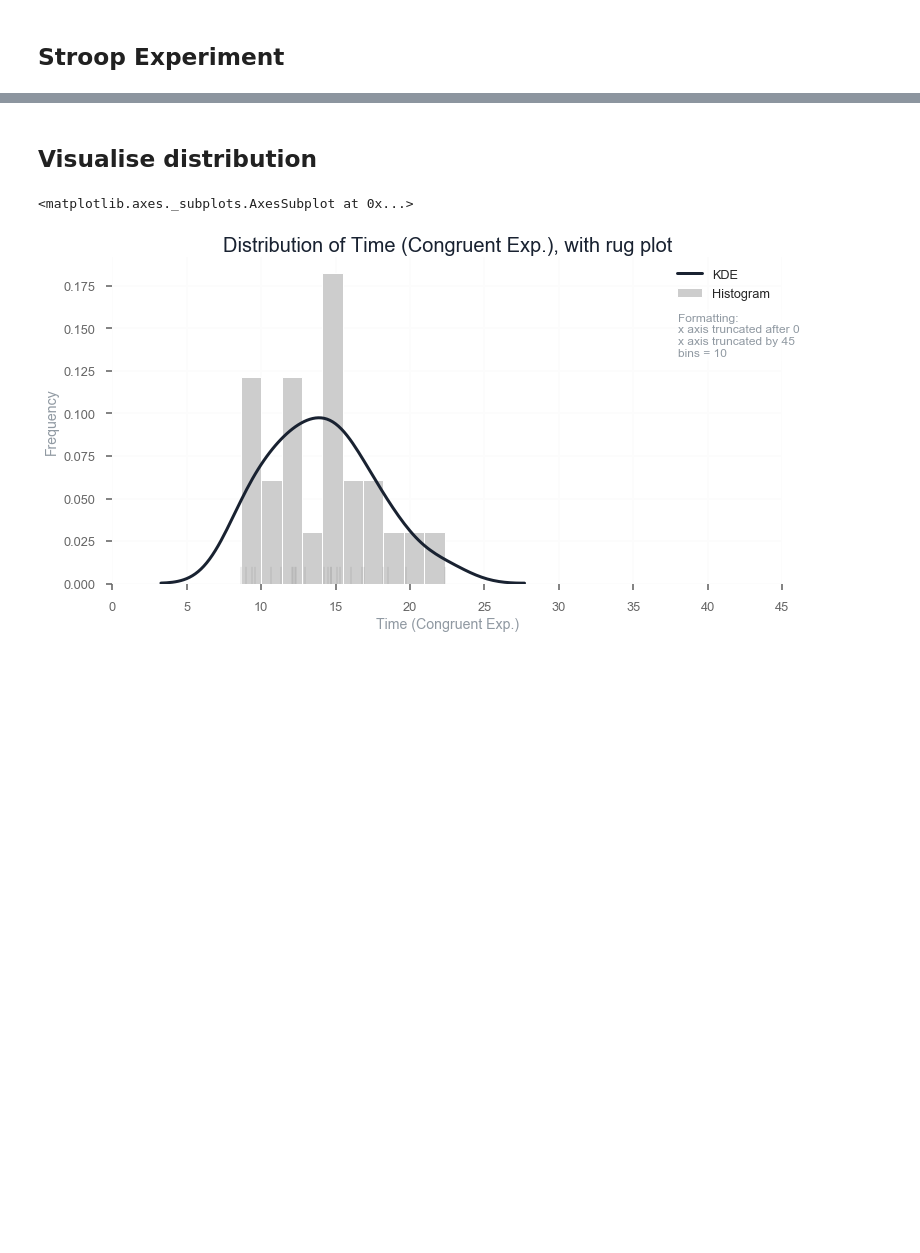
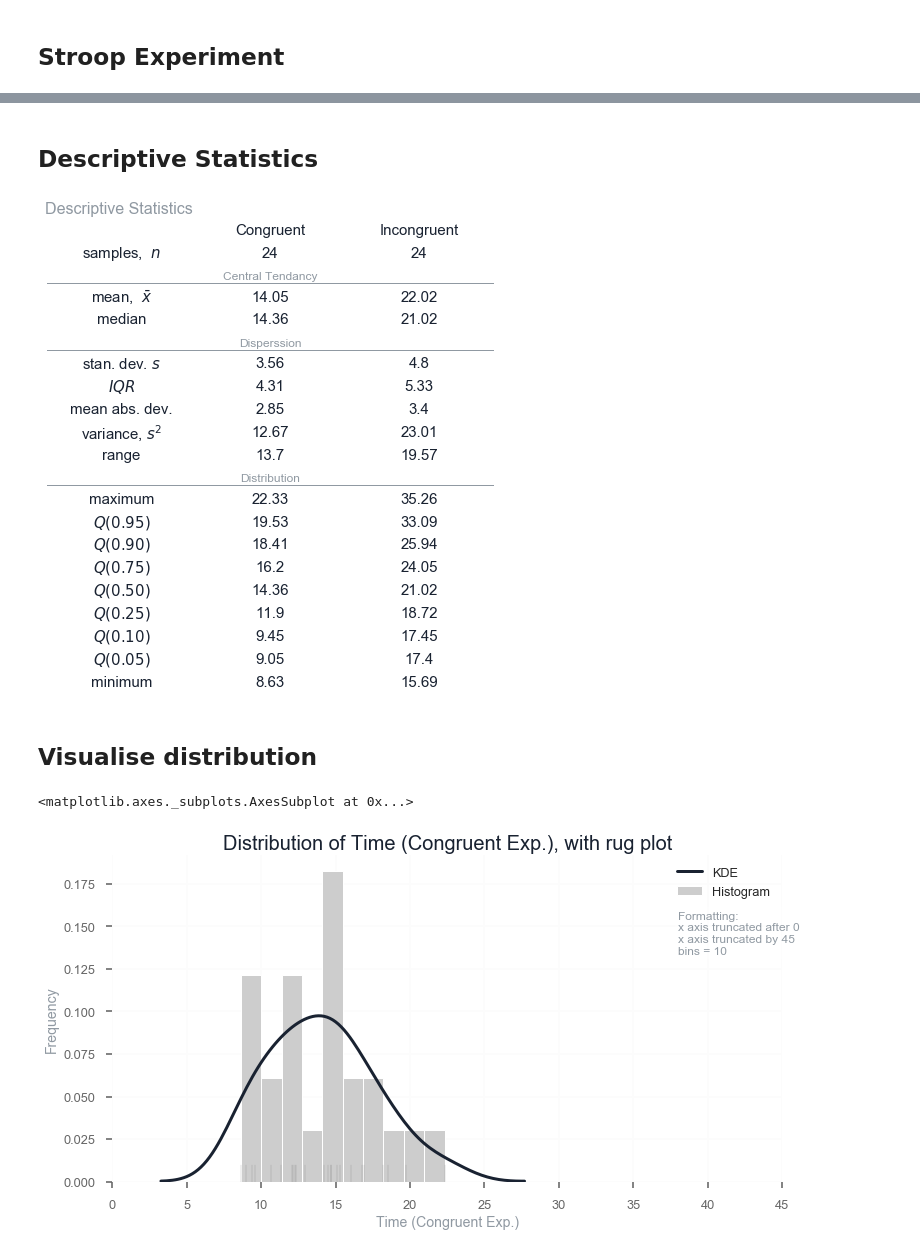
Before and after one commit to AdmcCarthy/Stroop_Effect, a Jupyter notebook: resources/ipython_notebook/Stroop Experiment.ipynb, the cells around one changed output, grey strips where cells are left out. Drawn from its saved outputs; the diff is of its cells as text; code cells hidden in the pictures; blank space fills up the shorter version.

```diff
--- a/resources/ipython_notebook/Stroop Experiment.ipynb
+++ b/resources/ipython_notebook/Stroop Experiment.ipynb
@@ -41,3 +34,9 @@ df.head(30)
+# %% [markdown]
+## Descriptive Statistics
+# %%
+descriptive_table(df[["Congruent", "Incongruent"]], ["Congruent", "Incongruent"])
+# %% [output]
+[figure, added]
 # %% [markdown]
 ## Visualise distribution
 # %%
```
Also changed, not shown: parts of 7 cells of this notebook, 3 other files.
